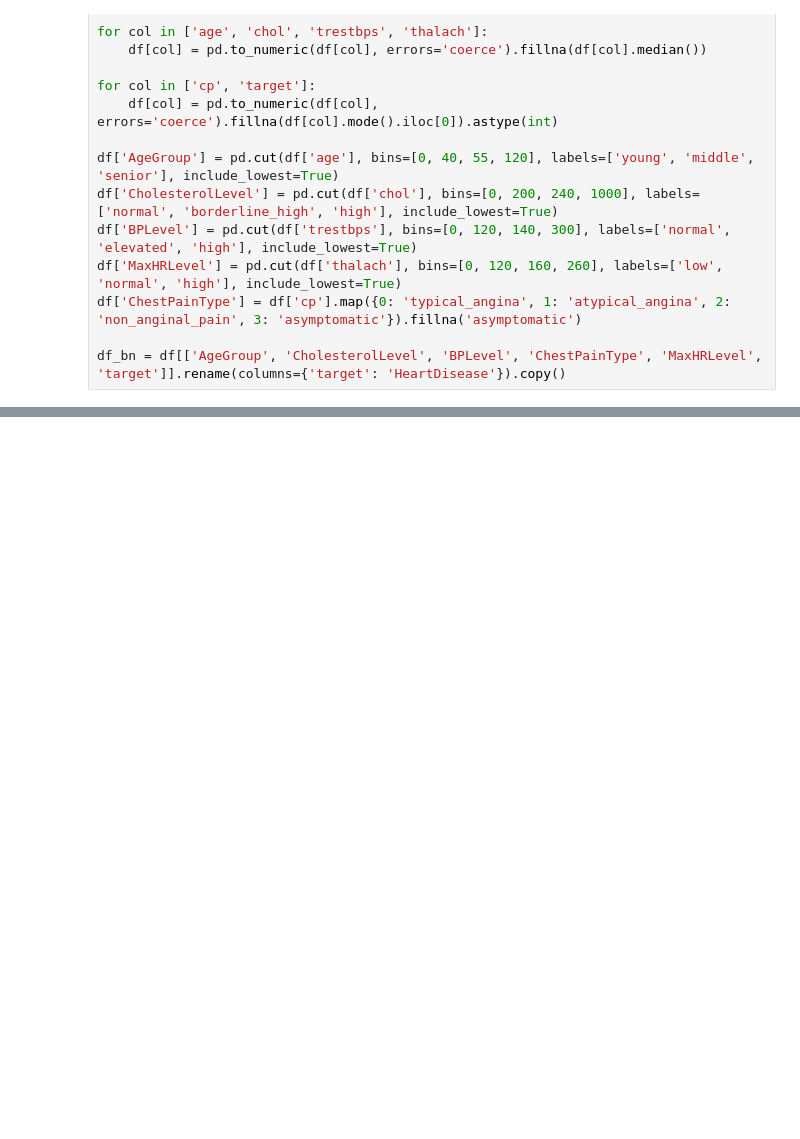
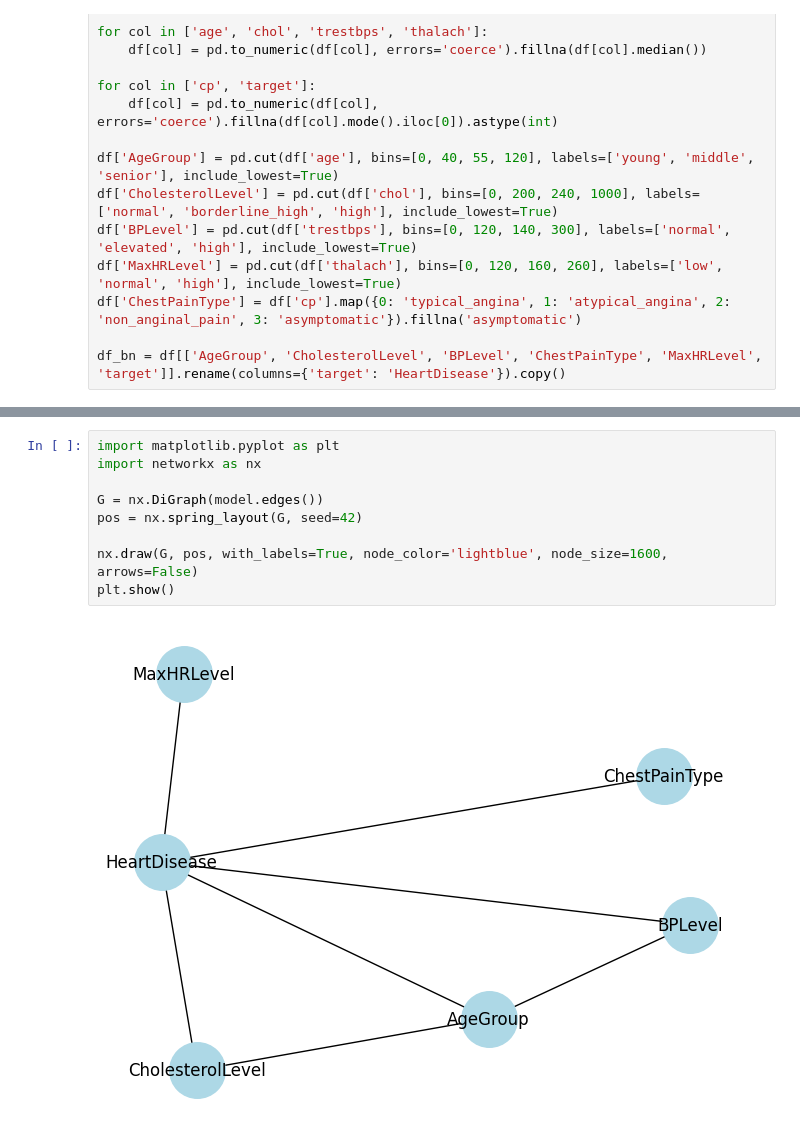
Before and after one commit to DHANYA-P-31/MachineLearning, a Jupyter notebook: Exam/bn.ipynb, the cells around one changed output, grey strips where cells are left out. Saved outputs shown, nothing was run; the diff lists cells and outputs as text; blank space fills up the shorter version.

```diff
--- a/Exam/bn.ipynb
+++ b/Exam/bn.ipynb
@@ -72,0 +77,11 @@ print('Saved bn_predictions.joblib with', len(lookup), 'combinations')
+# %%
+import matplotlib.pyplot as plt
+import networkx as nx
+
+G = nx.DiGraph(model.edges())
+pos = nx.spring_layout(G, seed=42)
+
+nx.draw(G, pos, with_labels=True, node_color='lightblue', node_size=1600, arrows=False)
+plt.show()
+# %% [output]
+[figure, added]
```
Also changed, not shown: parts of 1 cell of this notebook, 13 other files.
